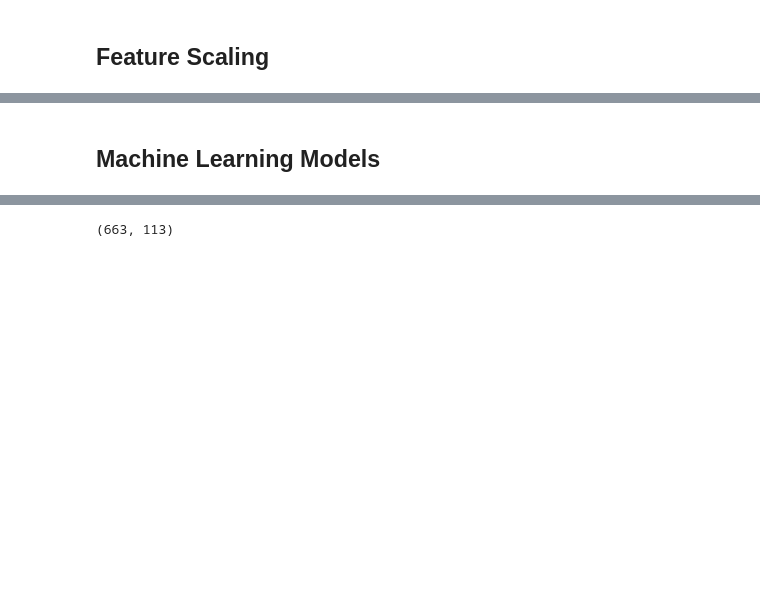
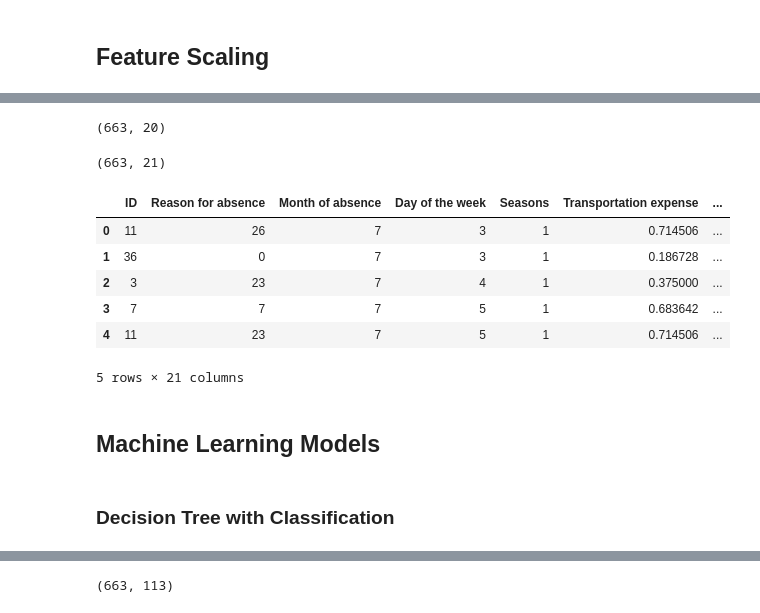
Before and after one commit to krutkshah17/ANLY530, a Jupyter notebook: 530_Absenteeism_Project.ipynb, the cells around one changed output, grey strips where cells are left out. Cells and saved outputs as stored; diff of their text form; code cells hidden in the pictures; blank space fills up the shorter version.

```diff
--- a/530_Absenteeism_Project.ipynb
+++ b/530_Absenteeism_Project.ipynb
@@ -228,2 +436,32 @@ print(absenteeism.head())
+# %%
+# Copying dataframe for classification
+ab_class = absenteeism.copy()
+ab_class.shape
+# %% [output]
+(663, 20)
+# %%
+# Define function to group hours
+def ab_hour_groups(x):
+    if x==0: return 0
+    if x>0 and x<=6: return 1
+    if x>6: return 2
+# %%
+ab_class['Ab'] = ab_class['Absenteeism time in hours'].apply(ab_hour_groups).astype('category')
+# %%
+ab_class.shape
+# %% [output]
+(663, 21)
+# %%
+ab_class.head()
+# %% [output]
+|  | ID | Reason for absence | Month of absence | Day of the week | Seasons | Transportation expense | ... |
+| 0 | 11 | 26 | 7 | 3 | 1 | 0.714506 | ... |
+| 1 | 36 | 0 | 7 | 3 | 1 | 0.186728 | ... |
+| 2 | 3 | 23 | 7 | 4 | 1 | 0.375000 | ... |
+| 3 | 7 | 7 | 7 | 5 | 1 | 0.683642 | ... |
+| 4 | 11 | 23 | 7 | 5 | 1 | 0.714506 | ... |
+5 rows × 21 columns
 # %% [markdown]
 ## Machine Learning Models
+# %% [markdown]
+### Decision Tree with Classification
```
Also changed, not shown: parts of 46 cells of this notebook.
